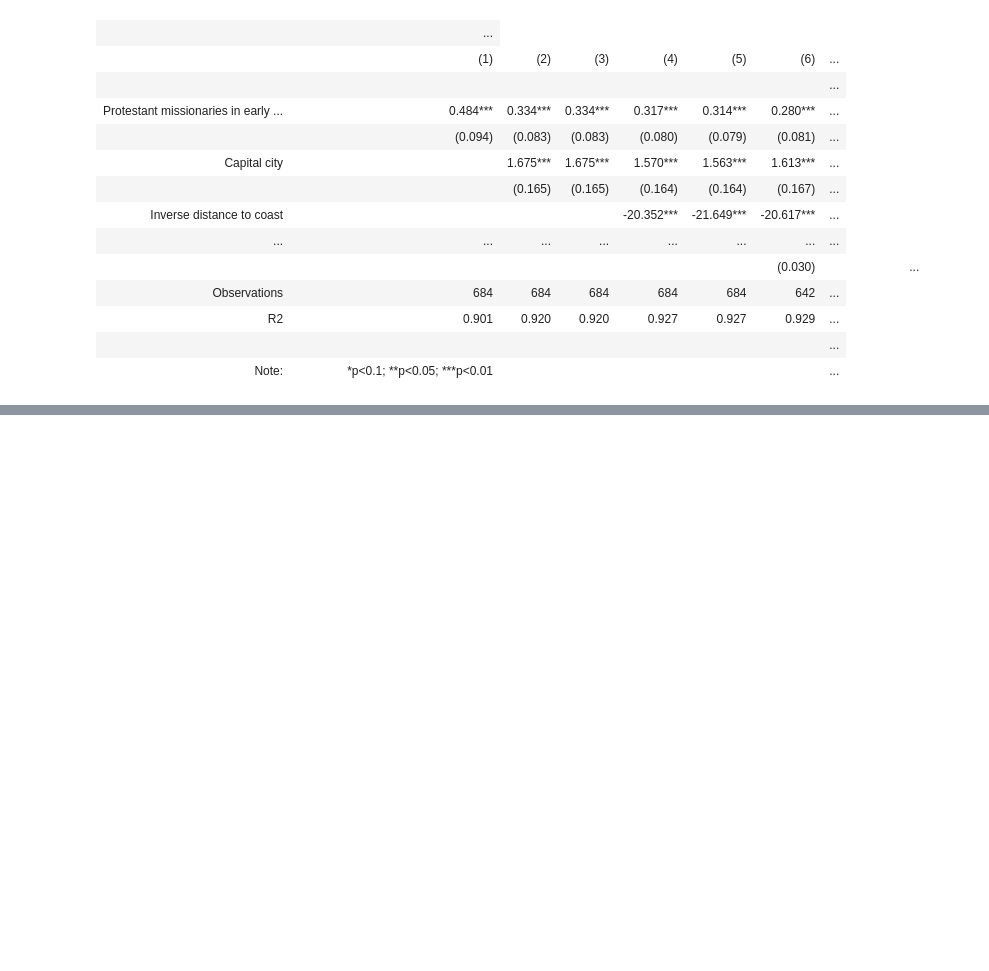
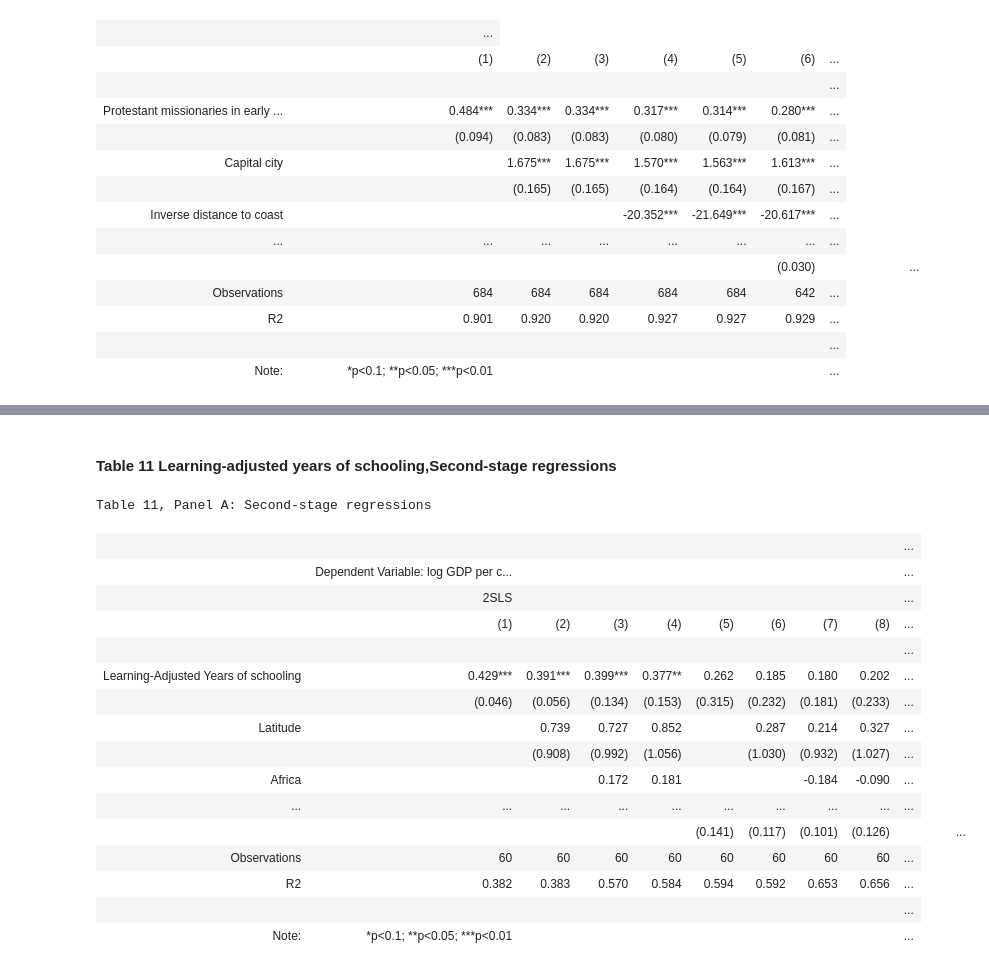
Before and after one commit to melih-damar/ose-data-science-course-project-melih-damar, a Jupyter notebook: Project_Melih_Damar.ipynb, the cells around one changed output, grey strips where cells are left out. Drawn from its saved outputs; the diff is of its cells as text; code cells hidden in the pictures; blank space fills up the shorter version.

```diff
--- a/Project_Melih_Damar.ipynb
+++ b/Project_Melih_Damar.ipynb
@@ -671,0 +706,24 @@ In this article, the authors revisit the idea of
+# %% [markdown]
+#### Table 11 Learning-adjusted years of schooling,Second-stage regressions <a class="anchor" id="table_11"></a>
+# %%
+ext_data=pd.read_excel("data/new_df.xlsx")
+ext_data=prepare_ext_data(country_data,ext_data)
+get_table11(ext_data)
+# %% [output]
+Table 11, Panel A: Second‐stage regressions
+|  |  |  |  |  |  |  |  |  | ... |
+|  | Dependent Variable: log GDP per c... |  |  |  |  |  |  |  | ... |
+|  | 2SLS |  |  |  |  |  |  |  | ... |
+|  | (1) | (2) | (3) | (4) | (5) | (6) | (7) | (8) | ... |
+|  |  |  |  |  |  |  |  |  | ... |
+| Learning-Adjusted Years of schooling | 0.429*** | 0.391*** | 0.399*** | 0.377** | 0.262 | 0.185 | 0.180 | 0.202 | ... |
+|  | (0.046) | (0.056) | (0.134) | (0.153) | (0.315) | (0.232) | (0.181) | (0.233) | ... |
+| Latitude |  | 0.739 | 0.727 | 0.852 |  | 0.287 | 0.214 | 0.327 | ... |
+|  |  | (0.908) | (0.992) | (1.056) |  | (1.030) | (0.932) | (1.027) | ... |
+| Africa |  |  | 0.172 | 0.181 |  |  | -0.184 | -0.090 | ... |
+| ... | ... | ... | ... | ... | ... | ... | ... | ... | ... |
+|  |  |  |  |  | (0.141) | (0.117) | (0.101) | (0.126) |  |  |  | ... |
+| Observations | 60 | 60 | 60 | 60 | 60 | 60 | 60 | 60 | ... |
+| R2 | 0.382 | 0.383 | 0.570 | 0.584 | 0.594 | 0.592 | 0.653 | 0.656 | ... |
+|  |  |  |  |  |  |  |  |  | ... |
+| Note: | *p<0.1; **p<0.05; ***p<0.01 |  |  |  |  |  |  |  | ... |
```
Also changed, not shown: parts of 49 cells of this notebook.
